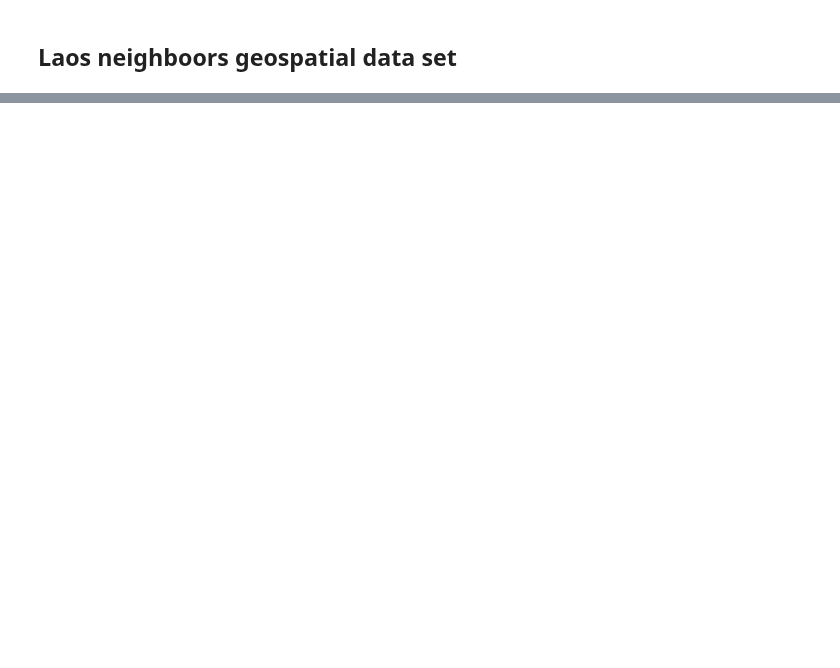
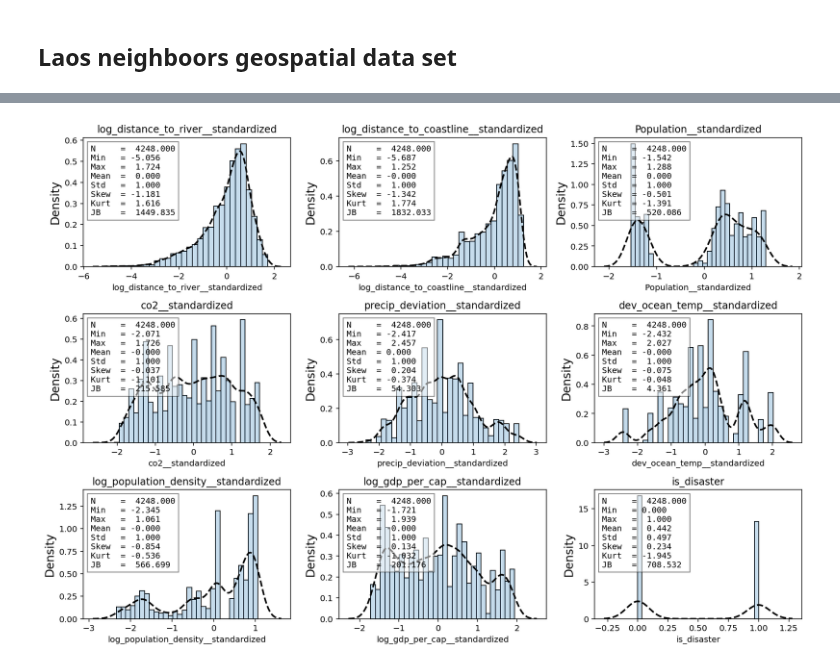
Before and after one commit to jessegrabowski/laos-climate-change, a Jupyter notebook: notebooks/final_paper/00_EDA.ipynb, the cells around one changed output, grey strips where cells are left out. Cells and saved outputs as stored; diff of their text form; code cells hidden in the pictures; blank space fills up the shorter version.

```diff
--- a/notebooks/final_paper/00_EDA.ipynb
+++ b/notebooks/final_paper/00_EDA.ipynb
@@ -616,2 +659,4 @@ plt.show()
 # %% [markdown]
 ## Laos neighboors geospatial data set
+# %%
+sea_df_stand  = pd.read_csv(here("data/sea_df_stand.csv"))[features_stand]
@@ -617,0 +677,13 @@ plt.show()
+# %%
+#Histogram and Kernel density for the number of events
+plot1 = plot_descriptive(
+    df = sea_df_stand,
+    n_cols = 3, bins= 30,
+    color = "tab:blue",
+      figsize = (13,9)
+    )
+plt.tight_layout()
+
+plt.savefig('../../images_plots/eda/geo_features_kden_laos_neigh.png', format = 'png', bbox_inches='tight');
+# %% [output]
+[figure, added]
```
Also changed, not shown: parts of 8 cells of this notebook, 2 other files.
